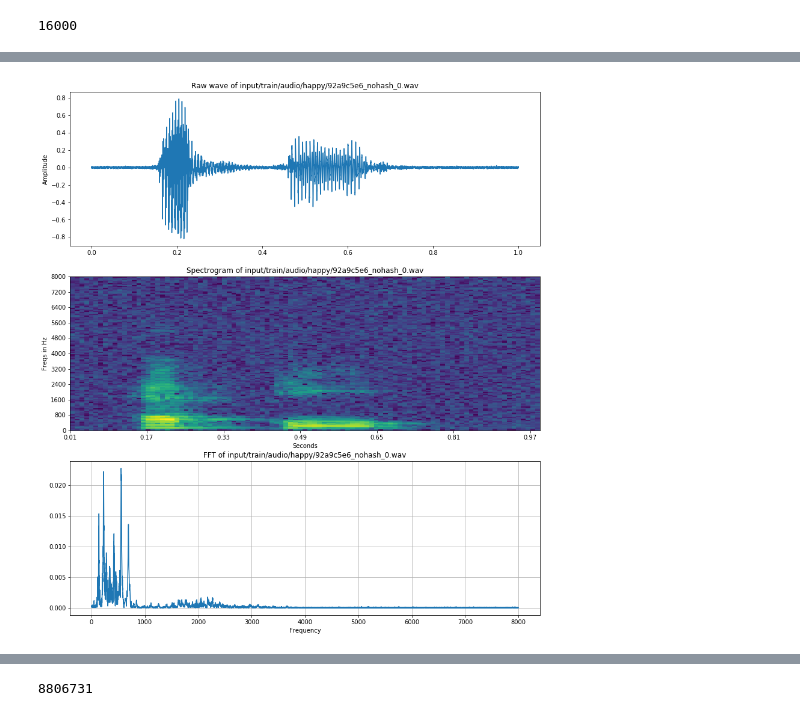
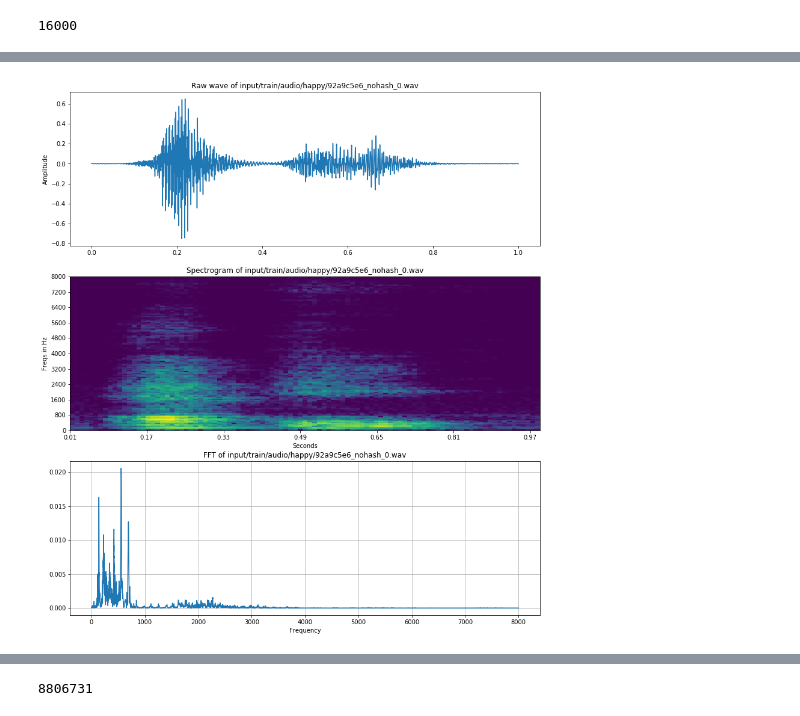
Before and after one commit to ireko8/kaggle-tensorflow-speech-recognition, a Jupyter notebook: Code_Check.ipynb, the cells around one changed output, grey strips where cells are left out. Saved outputs shown, nothing was run; the diff lists cells and outputs as text; code cells hidden in the pictures.

Commit message:
-Pitch shift (Public LB 0.79)

```diff
--- a/Code_Check.ipynb
+++ b/Code_Check.ipynb
@@ -119,10 +119,10 @@ def speech_visualize(samples, sample_rate, wfname):
 # %%
 # wav_wn = aug_funcs.abbrev_func_map["mix_bgn"](wav)
 # wav_mix = augment.mix_bgn_wav(wav, bgn_data, mix_rate=0.1)
-wav_pitchup = aug_funcs.abbrev_func_map["add_wn"](wav)
+wav_pitchup = aug_funcs.abbrev_func_map["speed_random"](wav)
 speech_visualize(wav_pitchup, config.SAMPLE_RATE, fname)
 # %% [output]
-[figure, old version]
+[figure, new version]
 # %%
 IPD.Audio(wav_pitchup, rate=config.SAMPLE_RATE)
 # %% [output]
```
Also changed, not shown: 4 other files.
